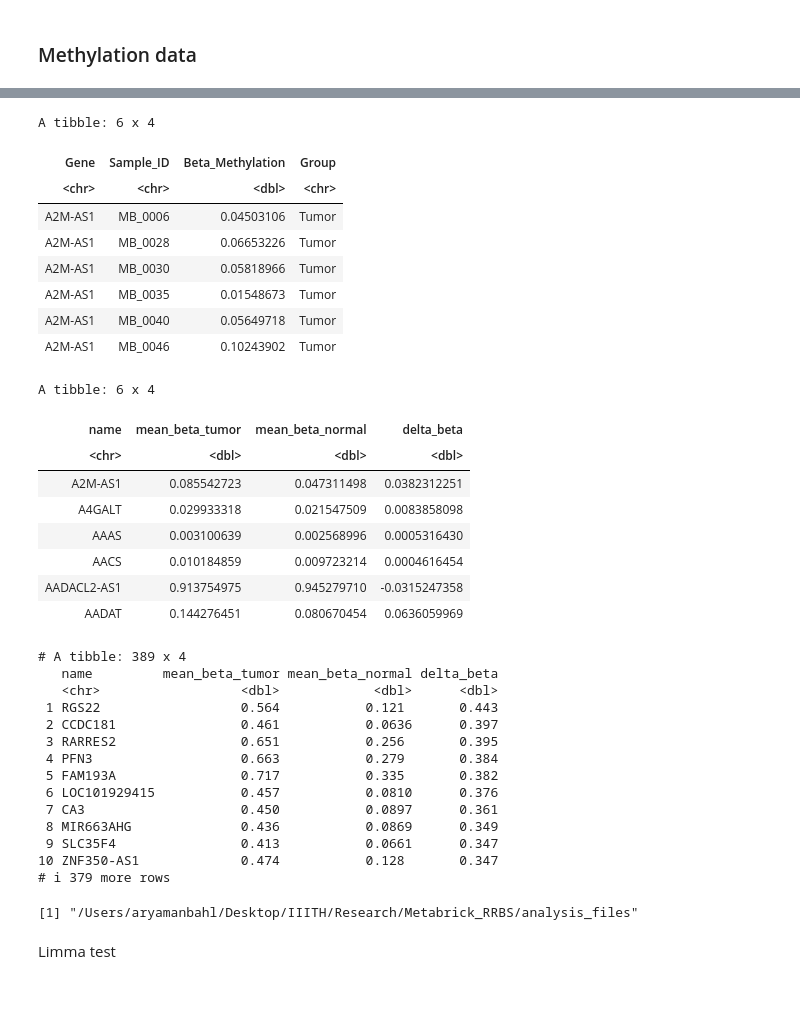
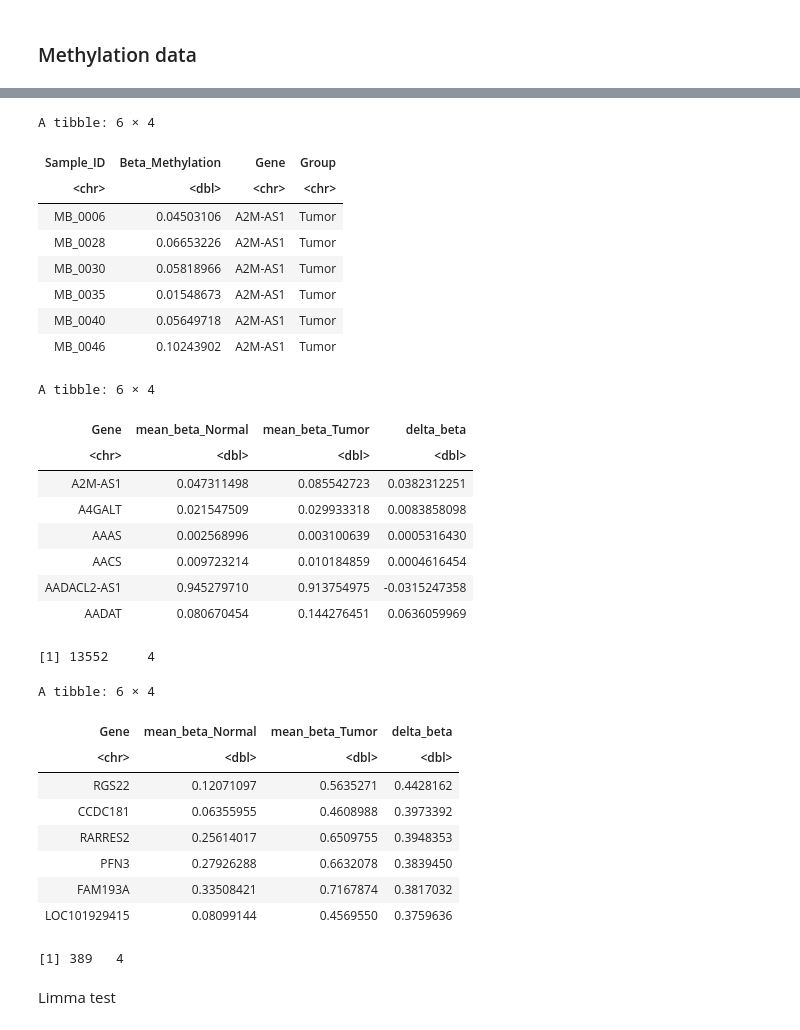
Before and after one commit to ABiiitH/Research-Work, a Jupyter notebook: sample.ipynb, the cells around one changed output, grey strips where cells are left out. Drawn from its saved outputs; the diff is of its cells as text; code cells hidden in the pictures; blank space fills up the shorter version.

```diff
--- a/sample.ipynb
+++ b/sample.ipynb
@@ -231,11 +254,17 @@ A data.frame: 6 x 1783
 [1] 13552  1783
 # %%
 meth_long_labeled <- imputed_df %>%
-  pivot_longer(-name, names_to = "Sample_ID", values_to = "Beta_Methylation") %>%
-  rename(Gene = name) %>%
+  pivot_longer(
+    cols = -name,  # all sample columns except 'name' (gene)
+    names_to = "Sample_ID",
+    values_to = "Beta_Methylation"
+  ) %>%
+  mutate(Gene = name) %>%  # just copy 'name' to 'Gene'
+  select(-name) %>%
   mutate(Group = case_when(
     Sample_ID %in% tumor_samples ~ "Tumor",
     Sample_ID %in% normal_samples ~ "Normal",
     TRUE ~ NA_character_
   )) %>%
   filter(!is.na(Group))
+head(meth_long_labeled)
@@ -257,37 +296,37 @@ dmr_genes <- delta_beta_df %>%
 # %%
 head(meth_long_labeled)
 head(delta_beta_df)
-print(dmr_genes)
+dim(delta_beta_df)
+head(dmr_genes)
+dim(dmr_genes)
+write_csv(dmr_genes, "results/DMGs_deltabeta.csv")
 # %% [output]
-A tibble: 6 x 4
+A tibble: 6 × 4
-| Gene | Sample_ID | Beta_Methylation | Group |
-| <chr> | <chr> | <dbl> | <chr> |
-| A2M-AS1 | MB_0006 | 0.04503106 | Tumor |
-| A2M-AS1 | MB_0028 | 0.06653226 | Tumor |
-| A2M-AS1 | MB_0030 | 0.05818966 | Tumor |
-| A2M-AS1 | MB_0035 | 0.01548673 | Tumor |
-| A2M-AS1 | MB_0040 | 0.05649718 | Tumor |
-| A2M-AS1 | MB_0046 | 0.10243902 | Tumor |
+| Sample_ID | Beta_Methylation | Gene | Group |
+| <chr> | <dbl> | <chr> | <chr> |
+| MB_0006 | 0.04503106 | A2M-AS1 | Tumor |
+| MB_0028 | 0.06653226 | A2M-AS1 | Tumor |
+| MB_0030 | 0.05818966 | A2M-AS1 | Tumor |
+| MB_0035 | 0.01548673 | A2M-AS1 | Tumor |
+| MB_0040 | 0.05649718 | A2M-AS1 | Tumor |
+| MB_0046 | 0.10243902 | A2M-AS1 | Tumor |
-A tibble: 6 x 4
+A tibble: 6 × 4
-| name | mean_beta_tumor | mean_beta_normal | delta_beta |
+| Gene | mean_beta_Normal | mean_beta_Tumor | delta_beta |
 | <chr> | <dbl> | <dbl> | <dbl> |
-| A2M-AS1 | 0.085542723 | 0.047311498 | 0.0382312251 |
-| A4GALT | 0.029933318 | 0.021547509 | 0.0083858098 |
-| AAAS | 0.003100639 | 0.002568996 | 0.0005316430 |
-| AACS | 0.010184859 | 0.009723214 | 0.0004616454 |
-| AADACL2-AS1 | 0.913754975 | 0.945279710 | -0.0315247358 |
-| AADAT | 0.144276451 | 0.080670454 | 0.0636059969 |
+| A2M-AS1 | 0.047311498 | 0.085542723 | 0.0382312251 |
+| A4GALT | 0.021547509 | 0.029933318 | 0.0083858098 |
+| AAAS | 0.002568996 | 0.003100639 | 0.0005316430 |
+| AACS | 0.009723214 | 0.010184859 | 0.0004616454 |
+| AADACL2-AS1 | 0.945279710 | 0.913754975 | -0.0315247358 |
+| AADAT | 0.080670454 | 0.144276451 | 0.0636059969 |
-# A tibble: 389 x 4
-   name         mean_beta_tumor mean_beta_normal delta_beta
-   <chr>                  <dbl>            <dbl>      <dbl>
- 1 RGS22                  0.564           0.121       0.443
- 2 CCDC181                0.461           0.0636      0.397
- 3 RARRES2                0.651           0.256       0.395
- 4 PFN3                   0.663           0.279       0.384
- 5 FAM193A                0.717           0.335       0.382
- 6 LOC101929415           0.457           0.0810      0.376
- 7 CA3                    0.450           0.0897      0.361
- 8 MIR663AHG              0.436           0.0869      0.349
- 9 SLC35F4                0.413           0.0661      0.347
-10 ZNF350-AS1             0.474           0.128       0.347
-# i 379 more rows
+[1] 13552     4
+A tibble: 6 × 4
+| Gene | mean_beta_Normal | mean_beta_Tumor | delta_beta |
+| <chr> | <dbl> | <dbl> | <dbl> |
+| RGS22 | 0.12071097 | 0.5635271 | 0.4428162 |
+| CCDC181 | 0.06355955 | 0.4608988 | 0.3973392 |
+| RARRES2 | 0.25614017 | 0.6509755 | 0.3948353 |
+| PFN3 | 0.27926288 | 0.6632078 | 0.3839450 |
+| FAM193A | 0.33508421 | 0.7167874 | 0.3817032 |
+| LOC101929415 | 0.08099144 | 0.4569550 | 0.3759636 |
+[1] 389   4
@@ -328,4 +332,0 @@ A tibble: 6 x 4
-# %%
-getwd()
-# %% [output]
-[1] "/Users/aryamanbahl/Desktop/IIITH/Research/Metabrick_RRBS/analysis_files"
```
Also changed, not shown: parts of 49 cells of this notebook.
